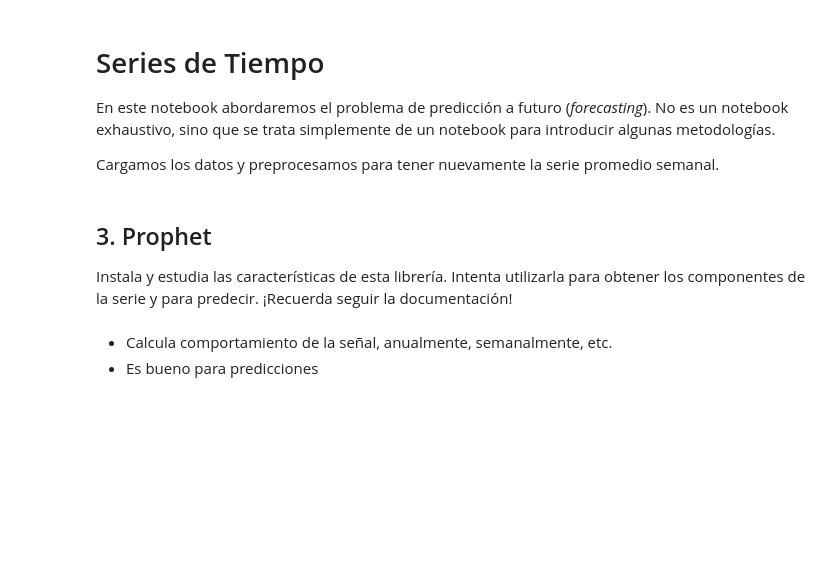
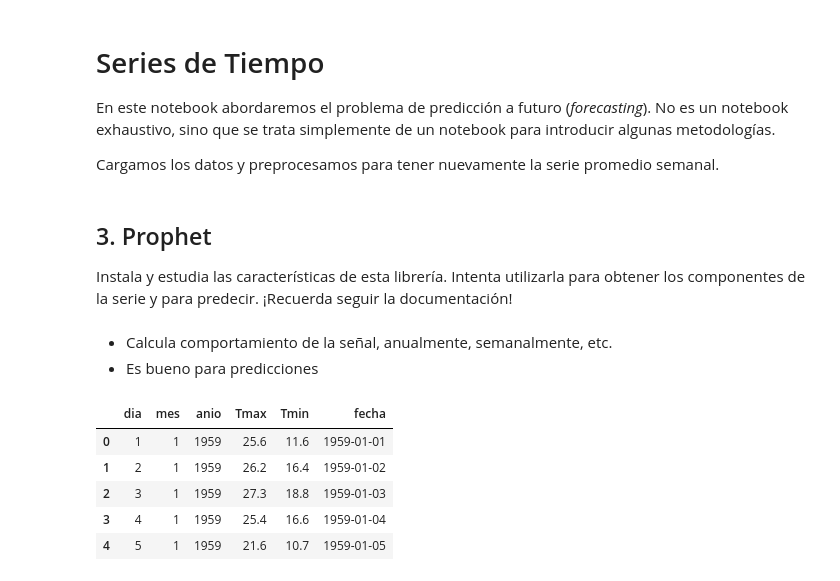
Before and after one commit to alseveso/AcamicaDS, a Jupyter notebook: Aplicaciones/Bitácoras 41 y 42/DS_Bitácora_42_Series_de_Tiempo-Prophet.ipynb, the cells around one changed output. Drawn from its saved outputs; the diff is of its cells as text; code cells hidden in the pictures; blank space fills up the shorter version.

```diff
--- a/Aplicaciones/Bitácoras 41 y 42/DS_Bitácora_42_Series_de_Tiempo-Prophet.ipynb
+++ b/Aplicaciones/Bitácoras 41 y 42/DS_Bitácora_42_Series_de_Tiempo-Prophet.ipynb
@@ -16,9 +16,16 @@ import pandas as pd
 from fbprophet import Prophet
 from fbprophet.plot import plot_plotly, plot_components_plotly
 # %%
-ds = pd.read_csv('DS_Bitácora_41_Temperatura.csv')
-ds['fecha'] = pd.to_datetime({'year':data.anio, 'month': data.mes, 'day': data.dia})
-ds.head()
+data = pd.read_csv('DS_Bitácora_41_Temperatura.csv')
+data['fecha'] = pd.to_datetime({'year':data.anio, 'month': data.mes, 'day': data.dia})
+data.head()
+# %% [output]
+|  | dia | mes | anio | Tmax | Tmin | fecha |
+| 0 | 1 | 1 | 1959 | 25.6 | 11.6 | 1959-01-01 |
+| 1 | 2 | 1 | 1959 | 26.2 | 16.4 | 1959-01-02 |
+| 2 | 3 | 1 | 1959 | 27.3 | 18.8 | 1959-01-03 |
+| 3 | 4 | 1 | 1959 | 25.4 | 16.6 | 1959-01-04 |
+| 4 | 5 | 1 | 1959 | 21.6 | 10.7 | 1959-01-05 |
 # %%
 # Python
 m = Prophet()
```
Also changed, not shown: parts of 6 cells of this notebook, 1 other file.
